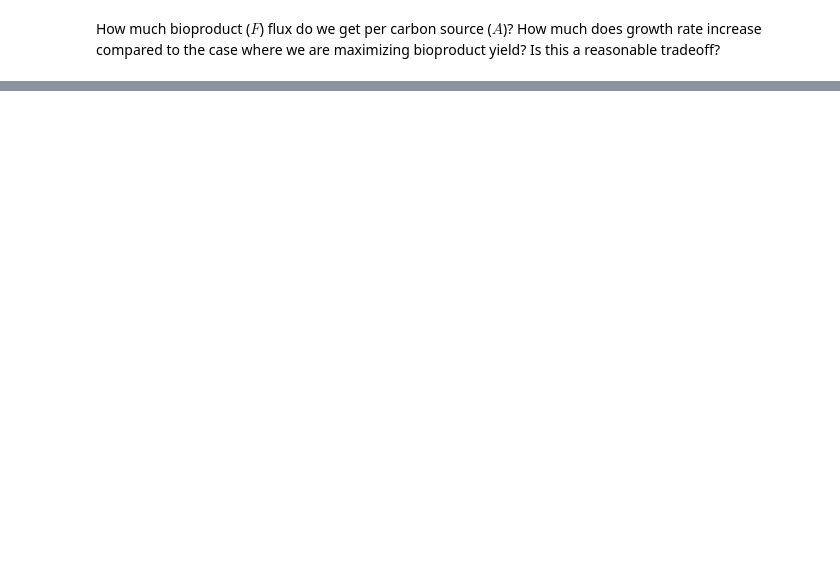
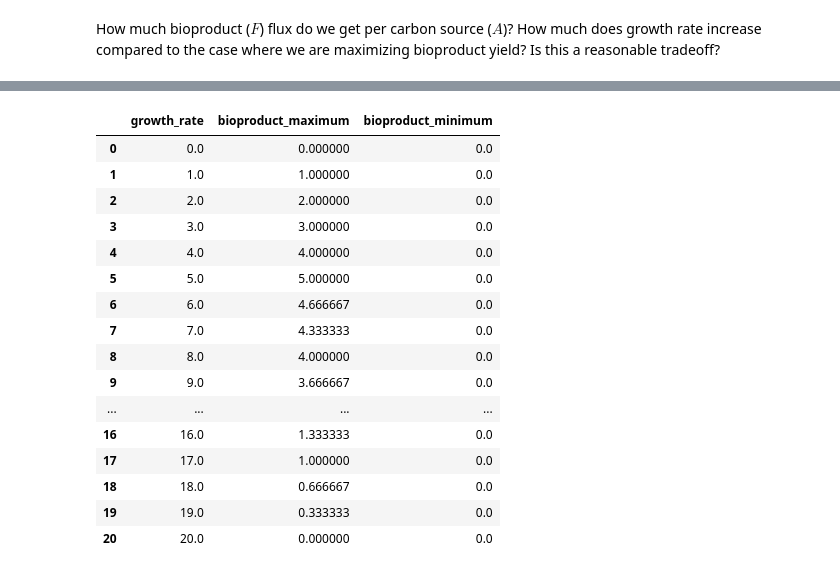
Before and after one commit to AgileBioFoundry/2021-07-16-cell-factory-design, a Jupyter notebook: 01-Intro-to-FBA.ipynb, the cells around one changed output, grey strips where cells are left out. Cells and saved outputs as stored; diff of their text form; code cells hidden in the pictures; blank space fills up the shorter version.

```diff
--- a/01-Intro-to-FBA.ipynb
+++ b/01-Intro-to-FBA.ipynb
@@ -314,0 +452,33 @@ result.plot()
+# %%
+from cameo.flux_analysis import phenotypic_phase_plane as production_envelope
+
+abc_model = cobra.io.load_json_model('ABC/ABC_model.json')  # Stoichiometric matrix loaded
+abc_model.reactions.R_1.upper_bound = 10                    # Uptake rate is 10 mmol/hour
+
+result = production_envelope(abc_model,
+                                variables=[abc_model.reactions.R_8],  # Growth rate <= i
+                                objective=abc_model.reactions.R_9,
+                             points=21)    # Engineering objective (bioproduct)
+
+result_df = result.data_frame.rename(columns=dict(R_8='growth_rate',
+                                objective_upper_bound='bioproduct_maximum',
+                                objective_lower_bound='bioproduct_minimum'))
+result_df[['growth_rate','bioproduct_maximum', 'bioproduct_minimum']]
+# %% [output]
+|  | growth_rate | bioproduct_maximum | bioproduct_minimum |
+| 0 | 0.0 | 0.000000 | 0.0 |
+| 1 | 1.0 | 1.000000 | 0.0 |
+| 2 | 2.0 | 2.000000 | 0.0 |
+| 3 | 3.0 | 3.000000 | 0.0 |
+| 4 | 4.0 | 4.000000 | 0.0 |
+| 5 | 5.0 | 5.000000 | 0.0 |
+| 6 | 6.0 | 4.666667 | 0.0 |
+| 7 | 7.0 | 4.333333 | 0.0 |
+| 8 | 8.0 | 4.000000 | 0.0 |
+| 9 | 9.0 | 3.666667 | 0.0 |
+| ... | ... | ... | ... |
+| 16 | 16.0 | 1.333333 | 0.0 |
+| 17 | 17.0 | 1.000000 | 0.0 |
+| 18 | 18.0 | 0.666667 | 0.0 |
+| 19 | 19.0 | 0.333333 | 0.0 |
+| 20 | 20.0 | 0.000000 | 0.0 |
```
Also changed, not shown: parts of 41 cells of this notebook.
